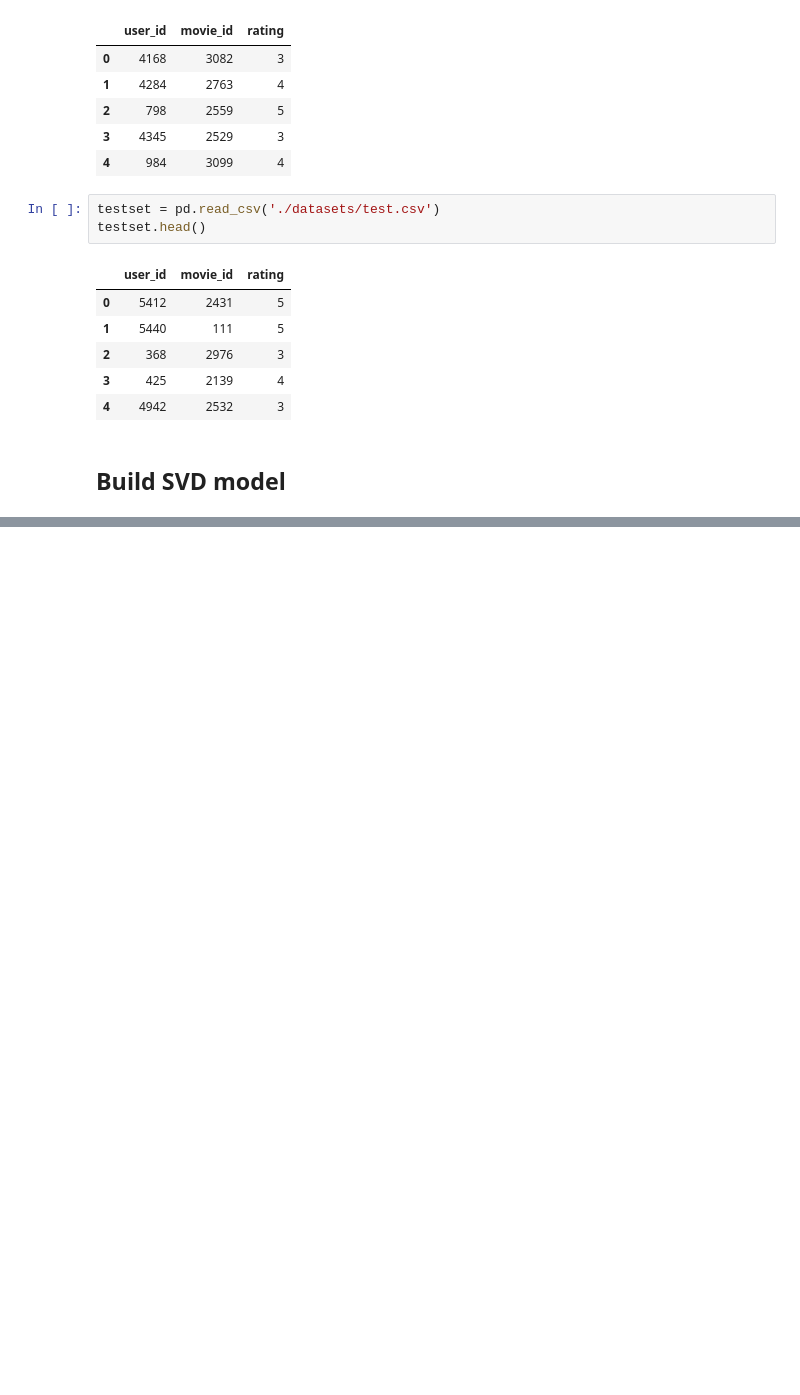
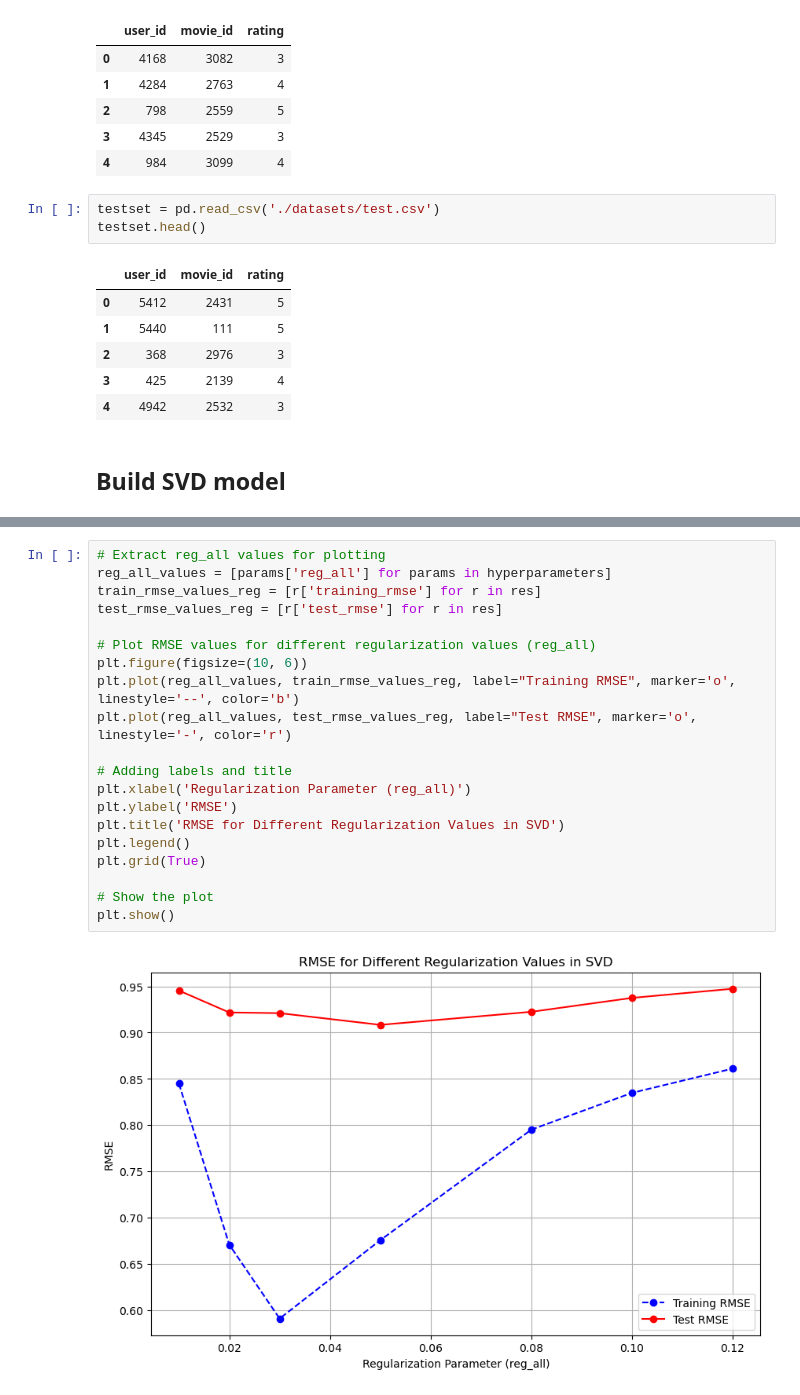
Before and after one commit to LazySiru/movieRecommendation, a Jupyter notebook: recommendationSystem/SVD Recommendation System.ipynb, the cells around one changed output, grey strips where cells are left out. Cells and saved outputs as stored; diff of their text form; blank space fills up the shorter version.

```diff
--- a/recommendationSystem/SVD Recommendation System.ipynb
+++ b/recommendationSystem/SVD Recommendation System.ipynb
@@ -157,0 +191,22 @@ best_svd_model.predict(196, 302).est
+# %%
+# Extract reg_all values for plotting
+reg_all_values = [params['reg_all'] for params in hyperparameters]
+train_rmse_values_reg = [r['training_rmse'] for r in res]
+test_rmse_values_reg = [r['test_rmse'] for r in res]
+
+# Plot RMSE values for different regularization values (reg_all)
+plt.figure(figsize=(10, 6))
+plt.plot(reg_all_values, train_rmse_values_reg, label="Training RMSE", marker='o', linestyle='--', color='b')
+plt.plot(reg_all_values, test_rmse_values_reg, label="Test RMSE", marker='o', linestyle='-', color='r')
+
+# Adding labels and title
+plt.xlabel('Regularization Parameter (reg_all)')
+plt.ylabel('RMSE')
+plt.title('RMSE for Different Regularization Values in SVD')
+plt.legend()
+plt.grid(True)
+
+# Show the plot
+plt.show()
+# %% [output]
+[figure, added]
```
Also changed, not shown: parts of 8 cells of this notebook, 1 other file.
